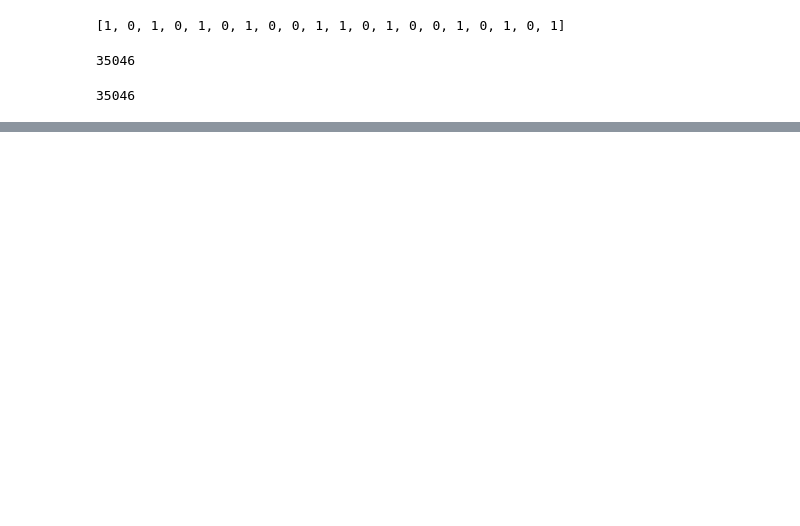
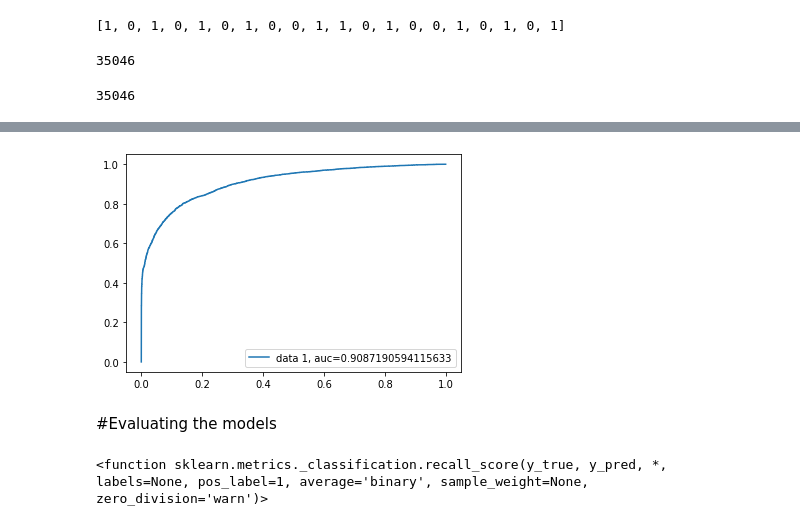
Before and after one commit to Onkar-TAE/Credit-Card-Default-Prediction, a Jupyter notebook: Credit_Card_Default_Prediction_Capstone_Project.ipynb, the cells around one changed output, grey strips where cells are left out. Saved outputs shown, nothing was run; the diff lists cells and outputs as text; code cells hidden in the pictures; blank space fills up the shorter version.

```diff
--- a/Credit_Card_Default_Prediction_Capstone_Project.ipynb
+++ b/Credit_Card_Default_Prediction_Capstone_Project.ipynb
@@ -1051,0 +1151,17 @@ The roc_score on train data is  0.7820229977269688
+# %%
+y_preds_proba_xgb = optimal_xgb.predict_proba(X_test)[::,1]
+# %%
+y_pred_proba = y_preds_proba_xgb
+fpr, tpr, _ = roc_curve(y_test,  y_pred_proba)
+auc = roc_auc_score(y_test, y_pred_proba)
+plt.plot(fpr,tpr,label="data 1, auc="+str(auc))
+plt.legend(loc=4)
+plt.show()
+# %% [output]
+[figure, added]
+# %% [markdown]
+#Evaluating the models
+# %%
+recall_score
+# %% [output]
+<function sklearn.metrics._classification.recall_score(y_true, y_pred, *, labels=None, pos_label=1, average='binary', sample_weight=None, zero_division='warn')>
```
Also changed, not shown: parts of 44 cells of this notebook.
